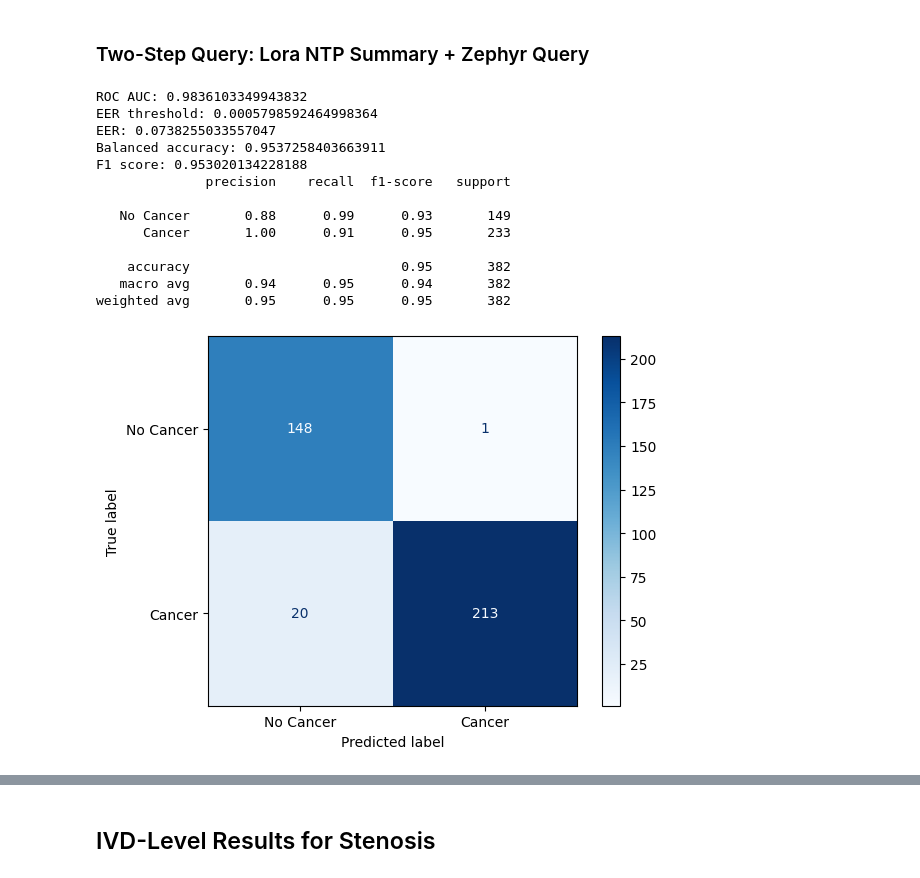
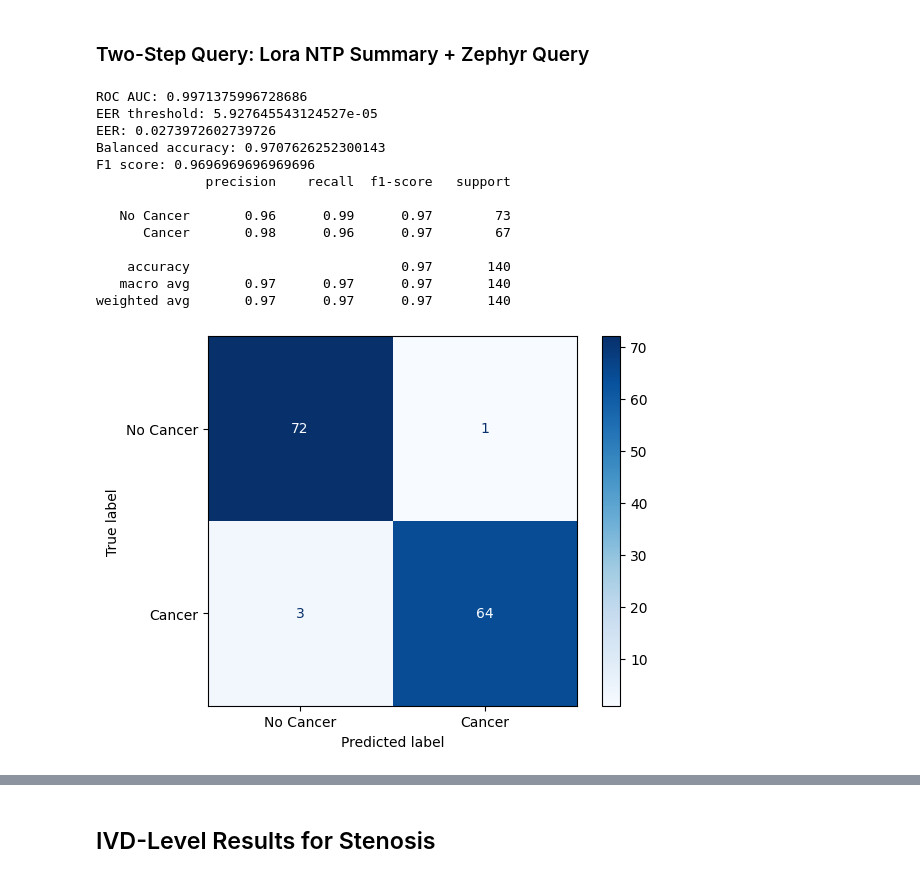
Before and after one commit to robinyjpark/AutoLabelClassifier, a Jupyter notebook: notebooks/compare_llm_results_cln.ipynb, the cells around one changed output, grey strips where cells are left out. Cells and saved outputs as stored; diff of their text form; code cells hidden in the pictures.

```diff
--- a/notebooks/compare_llm_results_cln.ipynb
+++ b/notebooks/compare_llm_results_cln.ipynb
@@ -22,7 +22,7 @@ from omegaconf import OmegaConf, DictConfig
 
 pd.options.mode.chained_assignment = None
 
-with initialize(version_base=None, config_path="NCIMIPreprocessing/conf", job_name="test"):
+with initialize(version_base=None, config_path="conf", job_name="test"):
     cfg = compose(config_name="config")
     print(OmegaConf.to_yaml(cfg))
 # %% [output]
@@ -420,22 +1041,23 @@ weighted avg       0.96      0.96      0.96        68
 ### Two-Step Query: Lora NTP Summary + Zephyr Query
 # %%
 ntp_base_2step_cancer_train = eval_global(
-    'ntp+zephyr', '2step_cancer_train',
-    'con_lora_base_2step_cancer_new_template_yesno_scores_have_prompt',
-    main_exp=True, threshold=None
+    'ntp+zephyr',
+    'sft-base-cancer-train',
+    'april2024/summary-query/sft-base/zephyr_con_lora_base_2step_cancer_new_template_yesno_scores_have_spec_summary_prompt',
+    threshold=None
     )
 # %% [output]
-ROC AUC: 0.9836103349943832
-EER threshold: 0.0005798592464998364
-EER: 0.0738255033557047
-Balanced accuracy: 0.9537258403663911
-F1 score: 0.953020134228188
+ROC AUC: 0.9971375996728686
+EER threshold: 5.927645543124527e-05
+EER: 0.0273972602739726
+Balanced accuracy: 0.9707626252300143
+F1 score: 0.9696969696969696
               precision    recall  f1-score   support
 
-   No Cancer       0.88      0.99      0.93       149
-      Cancer       1.00      0.91      0.95       233
+   No Cancer       0.96      0.99      0.97        73
+      Cancer       0.98      0.96      0.97        67
 
-    accuracy                           0.95       382
-   macro avg       0.94      0.95      0.94       382
-weighted avg       0.95      0.95      0.95       382
+    accuracy                           0.97       140
+   macro avg       0.97      0.97      0.97       140
+weighted avg       0.97      0.97      0.97       140
-[figure, old version]
+[figure, new version]
```
Also changed, not shown: parts of 93 cells of this notebook, 9 other files.
